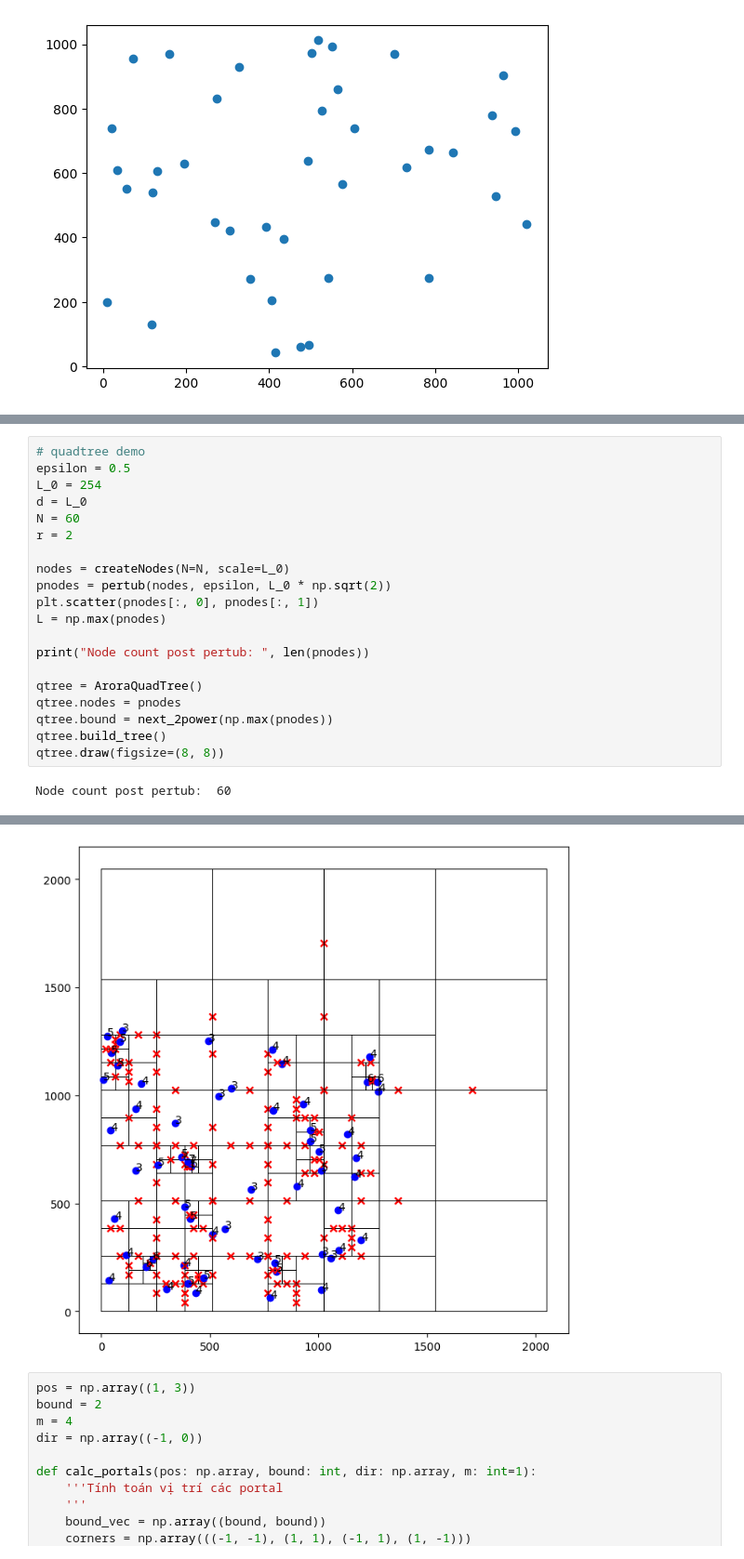
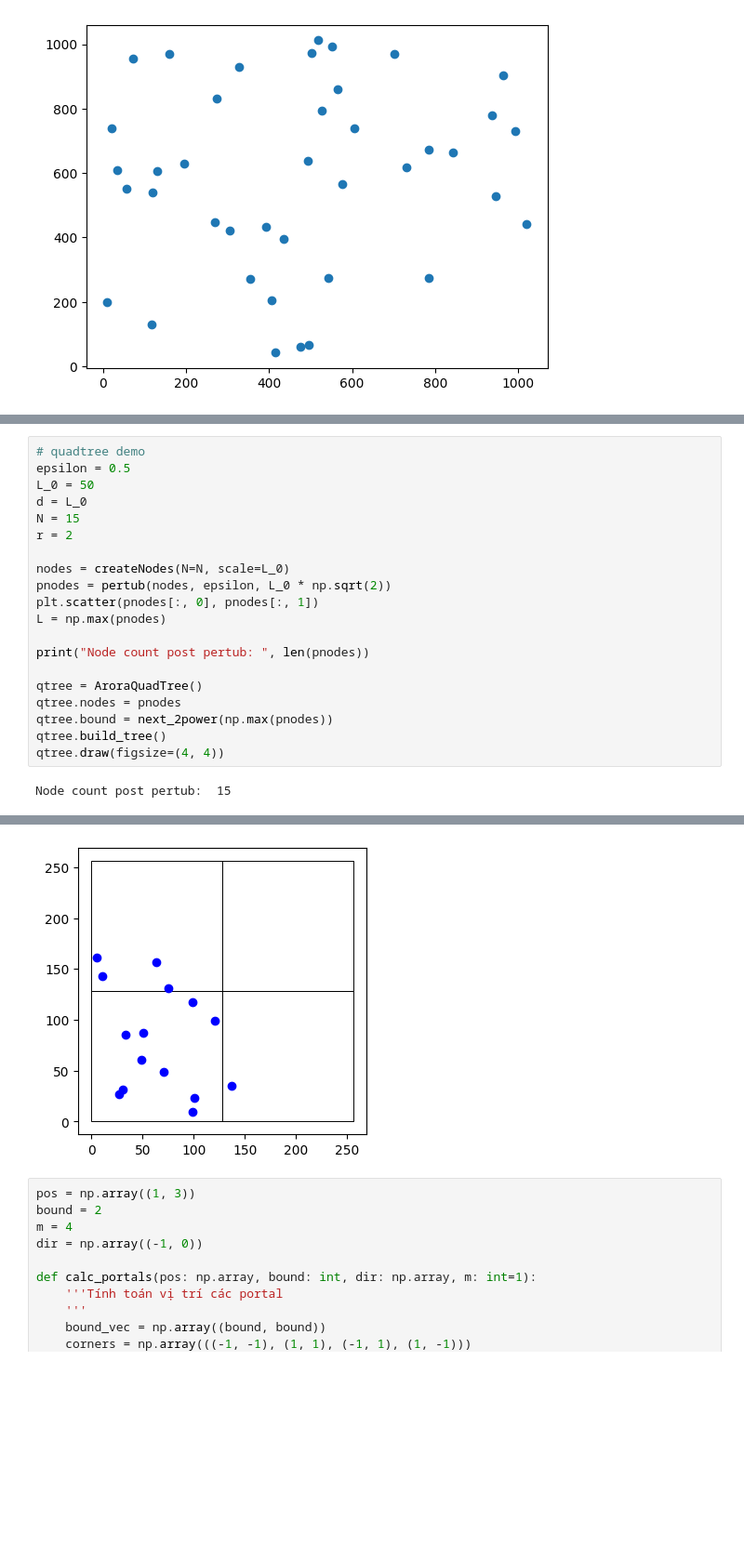
Before and after one commit to booleto/TSP, a Jupyter notebook: tsp.ipynb, the cells around one changed output, grey strips where cells are left out. Shown at 93% size. Cells and saved outputs as stored; diff of their text form; blank space fills up the shorter version.

```diff
--- a/tsp.ipynb
+++ b/tsp.ipynb
@@ -533,9 +539,9 @@ def pertub(nodes, epsilon, d):
 # %%
 # quadtree demo
 epsilon = 0.5
-L_0 = 254
+L_0 = 50
 d = L_0
-N = 60
+N = 15
 r = 2
 
 nodes = createNodes(N=N, scale=L_0)
@@ -549,6 +555,6 @@ qtree = AroraQuadTree()
 qtree.nodes = pnodes
 qtree.bound = next_2power(np.max(pnodes))
 qtree.build_tree()
-qtree.draw(figsize=(8, 8))
+qtree.draw(figsize=(4, 4))
 # %% [output]
-Node count post pertub:  60
+Node count post pertub:  15
@@ -556,4 +562,4 @@ Node count post pertub:  60
-[figure, old version]
+[figure, new version]
 # %%
 pos = np.array((1, 3))
 bound = 2
```
Also changed, not shown: parts of 6 cells of this notebook, 6 other files.
